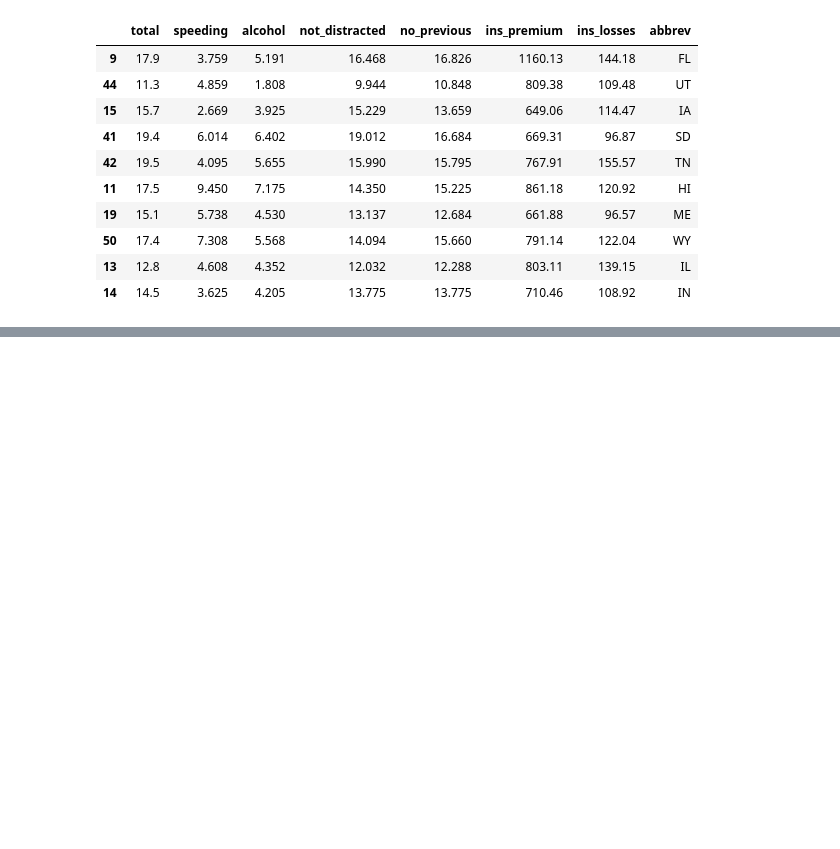
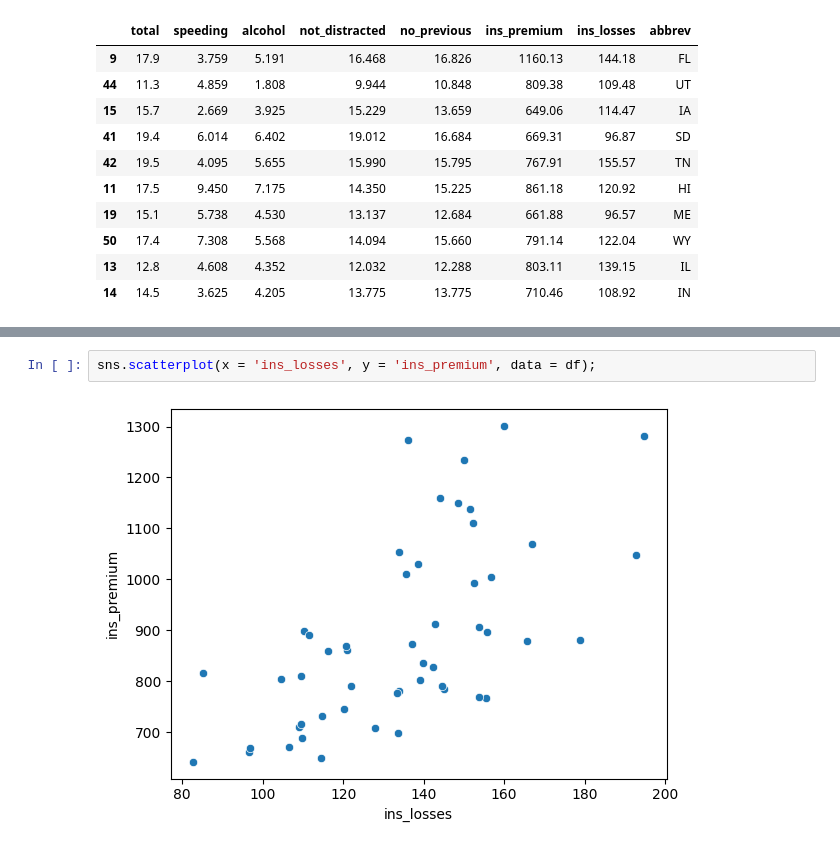
Before and after one commit to safiyeolgun/DA-STATS, a Jupyter notebook: car_crashes.ipynb, the cells around one changed output, grey strips where cells are left out. Cells and saved outputs as stored; diff of their text form; blank space fills up the shorter version.

```diff
--- a/car_crashes.ipynb
+++ b/car_crashes.ipynb
@@ -58,0 +167,4 @@ df.sample(10)
+# %%
+sns.scatterplot(x = 'ins_losses', y = 'ins_premium', data = df);
+# %% [output]
+[figure, added]
```
Also changed, not shown: parts of 12 cells of this notebook.
